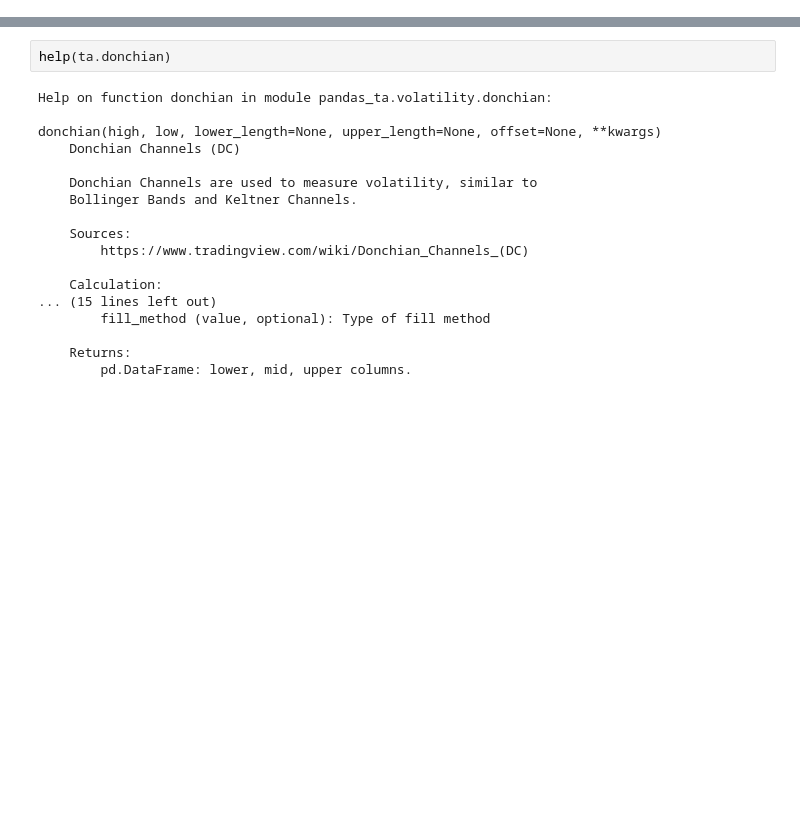
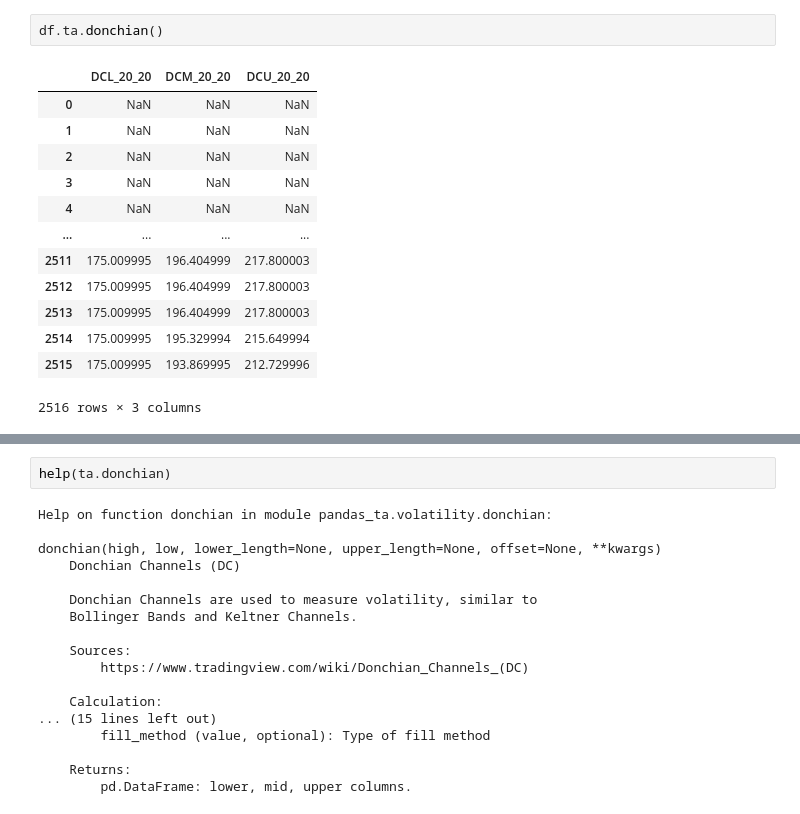
Before and after one commit to hibana2077/backtest-strategies, a Jupyter notebook: strategy/weight.ipynb, the cells around one changed output, grey strips where cells are left out. Drawn from its saved outputs; the diff is of its cells as text; blank space fills up the shorter version.

```diff
--- a/strategy/weight.ipynb
+++ b/strategy/weight.ipynb
@@ -17,3 +17,19 @@ df.head()
+# %%
+df.ta.donchian()
+# %% [output]
+|  | DCL_20_20 | DCM_20_20 | DCU_20_20 |
+| 0 | NaN | NaN | NaN |
+| 1 | NaN | NaN | NaN |
+| 2 | NaN | NaN | NaN |
+| 3 | NaN | NaN | NaN |
+| 4 | NaN | NaN | NaN |
+| ... | ... | ... | ... |
+| 2511 | 175.009995 | 196.404999 | 217.800003 |
+| 2512 | 175.009995 | 196.404999 | 217.800003 |
+| 2513 | 175.009995 | 196.404999 | 217.800003 |
+| 2514 | 175.009995 | 195.329994 | 215.649994 |
+| 2515 | 175.009995 | 193.869995 | 212.729996 |
+2516 rows × 3 columns
 # %%
 temp = df.ta.bbands()
 df['BBANDS_U'] = temp['BBU_5_2.0']
```
Also changed, not shown: parts of 10 cells of this notebook.
